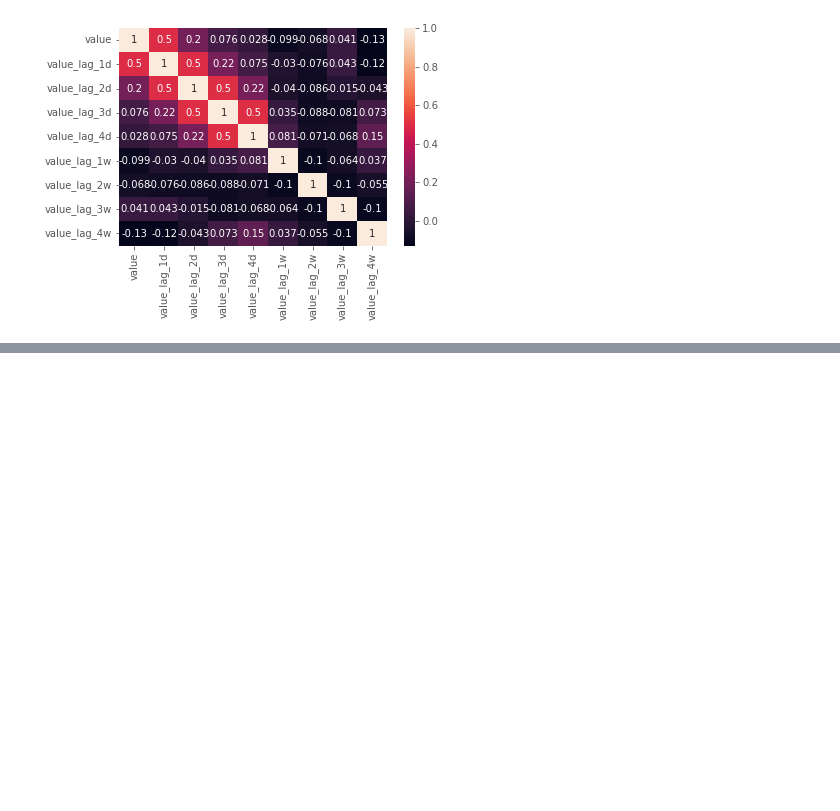
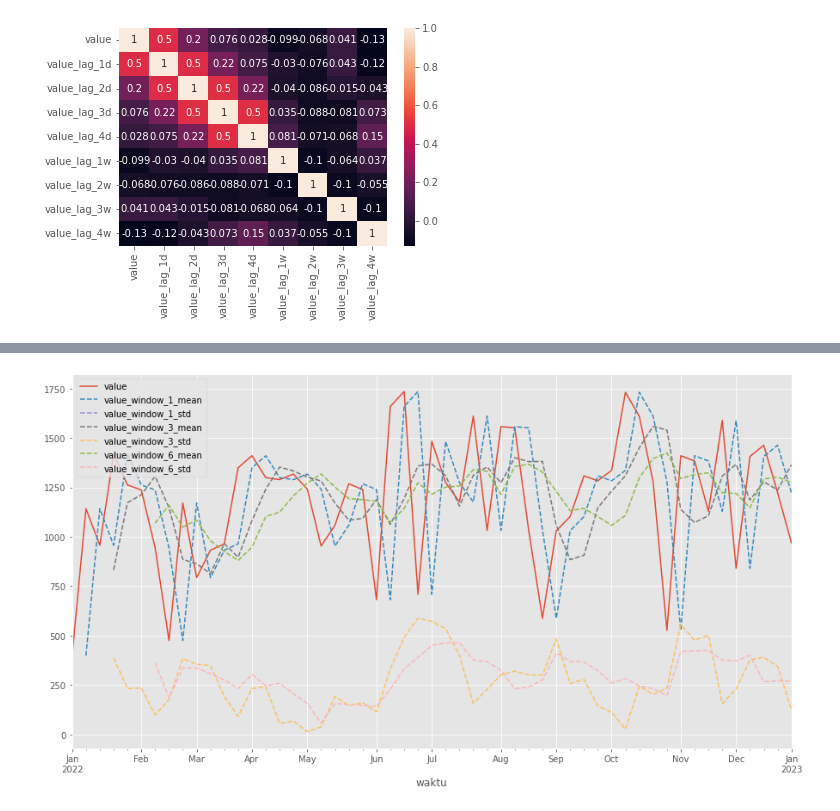
Before and after one commit to abilcode/dsls, a Jupyter notebook: hrs data case/Data Fuel Share/model/ts regression problem/multivariate.ipynb, the cells around one changed output, grey strips where cells are left out. Cells and saved outputs as stored; diff of their text form; code cells hidden in the pictures; blank space fills up the shorter version.

```diff
--- a/hrs data case/Data Fuel Share/model/ts regression problem/multivariate.ipynb
+++ b/hrs data case/Data Fuel Share/model/ts regression problem/multivariate.ipynb
@@ -207 +227,11 @@ sns.heatmap(data_w.loc[:,:'value_lag_4w'].corr(),annot=True)
+# %%
+for var in data_w.columns:
+    if var != 'value':
+        linestyle = '--'
+    else :
+        linestyle = '-'
+    data_w[var].plot(figsize=(15,8),linestyle=linestyle)
+    plt.legend()
+# %% [output]
+[figure, added]
 # %%
```
Also changed, not shown: parts of 8 cells of this notebook, 5 other files.
